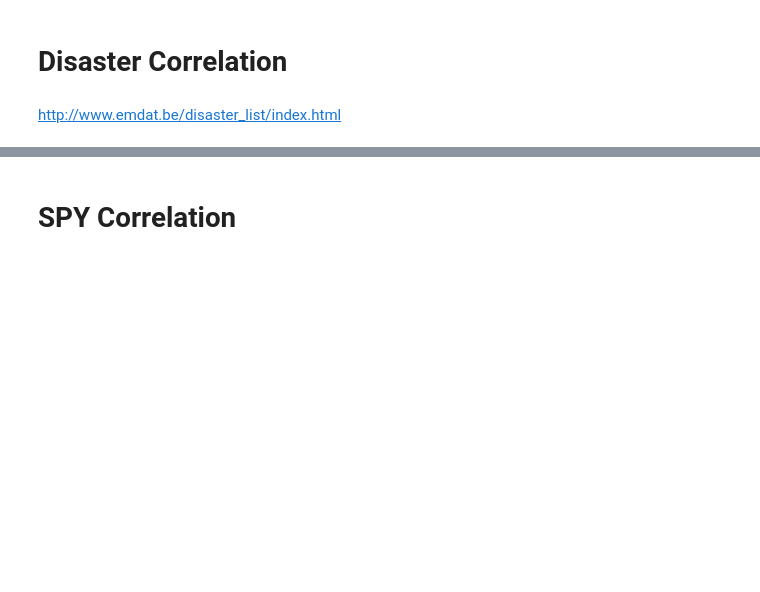
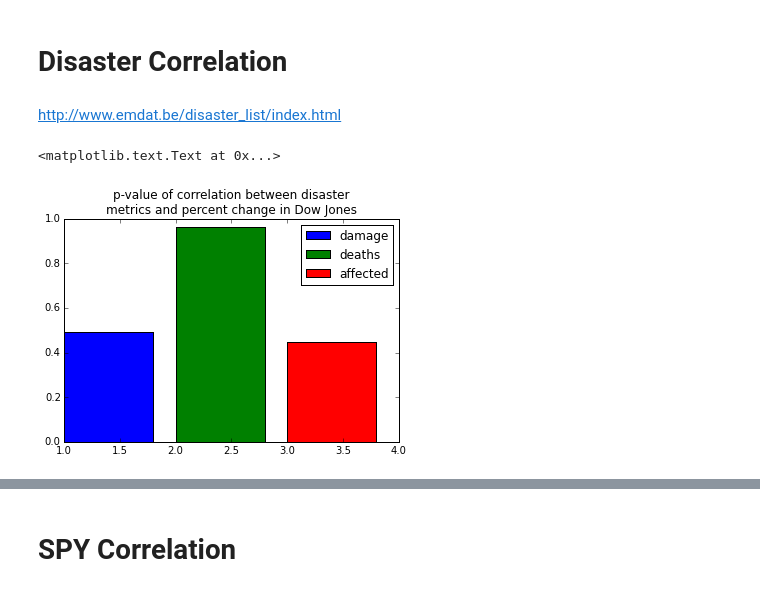
Before and after one commit to MarkDunne/final-year-project, a Jupyter notebook: work/Feature Correlation.ipynb, the cells around one changed output, grey strips where cells are left out. Cells and saved outputs as stored; diff of their text form; code cells hidden in the pictures; blank space fills up the shorter version.

```diff
--- a/work/Feature Correlation.ipynb
+++ b/work/Feature Correlation.ipynb
@@ -137,3 +117,33 @@ plt.acorr(prices, color='g', usevlines=False, linestyle='-', maxlags=300)
 # Disaster Correlation
 # %% [markdown]
 http://www.emdat.be/disaster_list/index.html
+# %%
+columns = ['start','end','country','countryISO','location','type','subtype','deaths','affected','damage','disasterid']
+disaster_html = open('../data/disaster-table.html').read()
+raw_disasters = pd.read_html(disaster_html)[0]
+raw_disasters.columns = columns
+# %%
+def djia_period_change(disaster):
+    start_index = dji.index.searchsorted(disaster.start) - 5
+    end_index = dji.index.searchsorted(disaster.end) + 5
+
+    p1 = dji.ix[start_index]
+    p2 = dji.ix[end_index]
+
+    return (p2 - p1) / p1
+
+disasters = raw_disasters[['start', 'end', 'damage', 'affected', 'deaths']].dropna()
+disasters = pd.concat([disasters, disasters.apply(djia_period_change, axis=1)], axis=1)
+disasters.rename(columns={'Adjusted Close': 'ValueChange'}, inplace=True)
+disasters = (disasters - disasters.mean()) / disasters.std()
+# %%
+disasters = disasters[(disasters.damage.abs() < 2) & (disasters.deaths.abs() < 2) & (disasters.affected.abs() < 2)]
+
+plt.bar(1, pearsonr(disasters['damage'], disasters['ValueChange'])[1], label='damage')
+plt.bar(2, pearsonr(disasters['deaths'], disasters['ValueChange'])[1], color='g', label='deaths')
+plt.bar(3, pearsonr(disasters['affected'], disasters['ValueChange'])[1], color='r', label='affected')
+plt.legend()
+plt.title('p-value of correlation between disaster\nmetrics and percent change in Dow Jones')
+# %% [output]
+<matplotlib.text.Text at 0x...>
+[figure, added]
```
Also changed, not shown: parts of 7 cells of this notebook, 4 other files.
